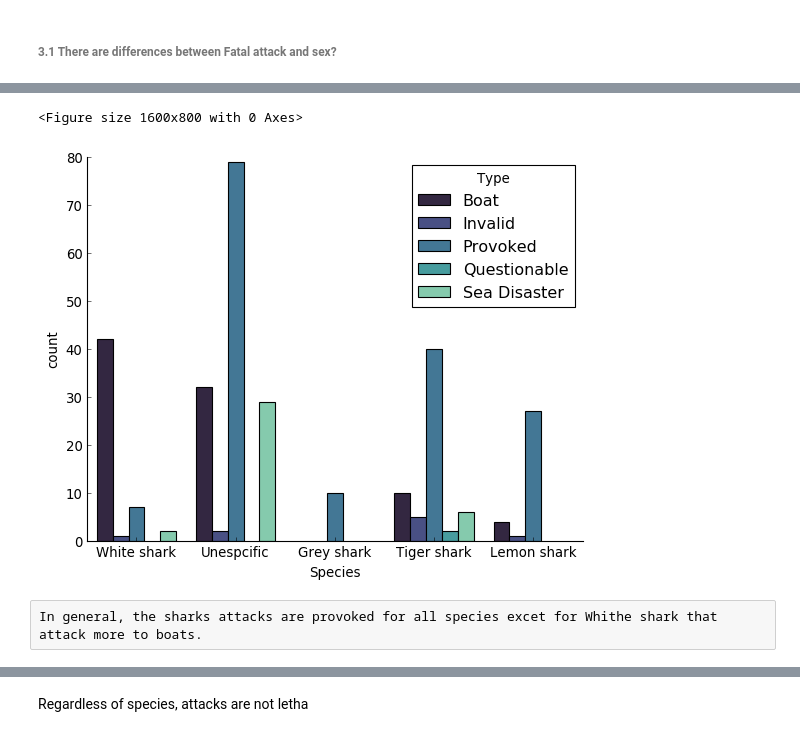
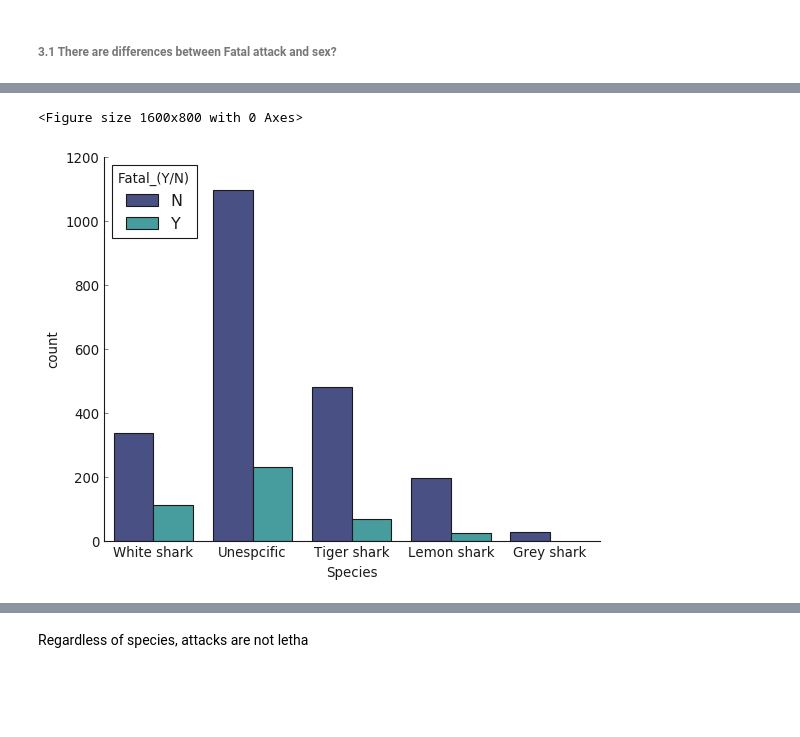
Before and after one commit to AnaAGG/P1_Pandas, a Jupyter notebook: output/Data_visualization.ipynb, the cells around one changed output, grey strips where cells are left out. Drawn from its saved outputs; the diff is of its cells as text; code cells hidden in the pictures; blank space fills up the shorter version.

```diff
--- a/output/Data_visualization.ipynb
+++ b/output/Data_visualization.ipynb
@@ -125,19 +168,17 @@ ax3.figure.savefig("time.jpg", dpi=300)
 # %%
-##### SPECIES VS TYPE OF ATTACK #####
+##### SPECIES VS FATAL #####
 plt.figure(figsize=(20,10))
 plt.style.use('_classic_test')
 plt.figure(facecolor="white")
 
-fig = sns.countplot(x = "Species", hue = "Type", palette = "mako", data = df[-(df.Type == ('Unprovoked'))])
+Fig_6 = sns.countplot(x = "Species", hue = "Fatal_(Y/N)",palette = "mako", data = df)
 
-fig.spines['right'].set_visible(False)
-fig.spines['top'].set_visible(False)
+Fig_6.spines['right'].set_visible(False)
+Fig_6.spines['top'].set_visible(False)
 plt.tick_params(axis = "x", which = "both", bottom = True, top = False)
 plt.tick_params(axis = "y", which = "both", bottom = True, right= False)
 
-fig.figure.savefig("Species_vs_Typeattack.jpg", dpi=300)
+Fig_6.figure.savefig("Fig_6_Species_vs_Fatal.jpg", dpi=300)
 # %% [output]
 <Figure size 1600x800 with 0 Axes>
-[figure, old version]
+[figure, new version]
-# %% [raw]
-In general, the sharks attacks are provoked for all species excet for Whithe shark that attack more to boats.
```
Also changed, not shown: parts of 11 cells of this notebook.
